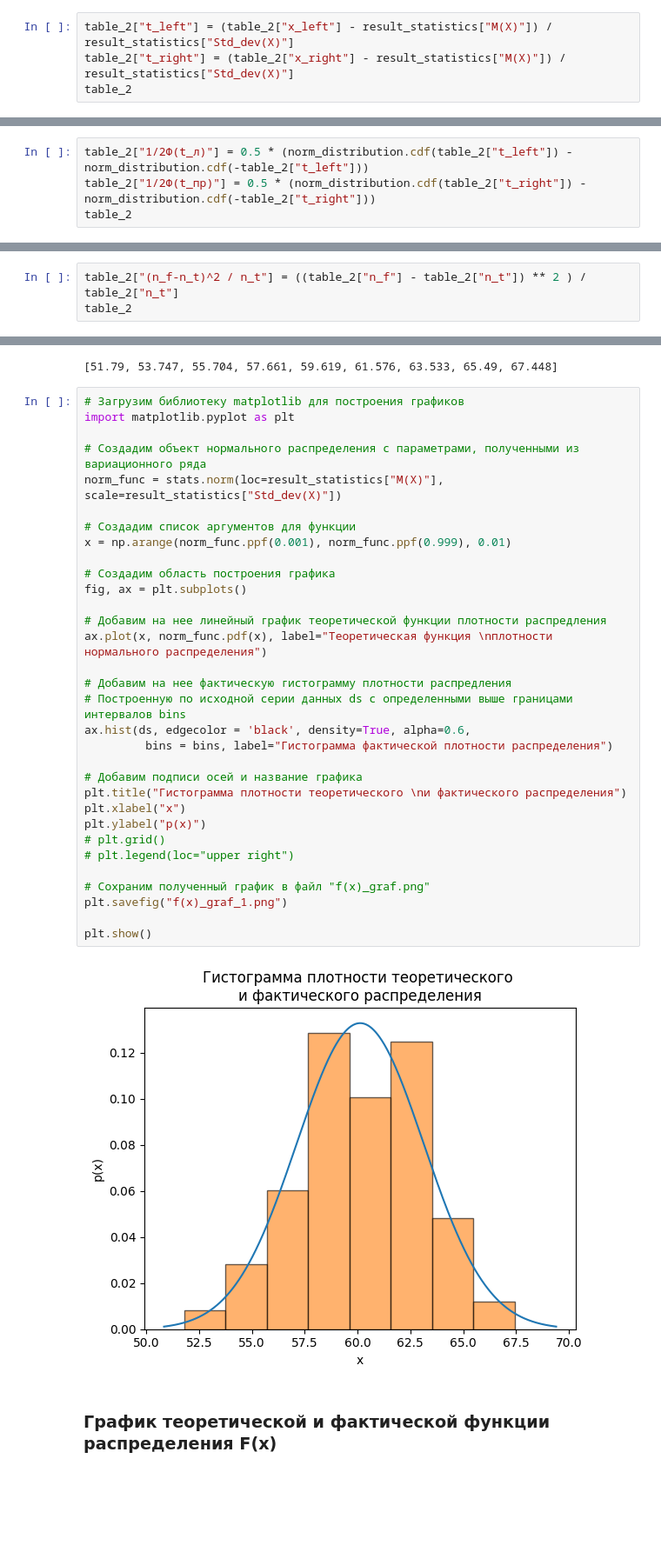
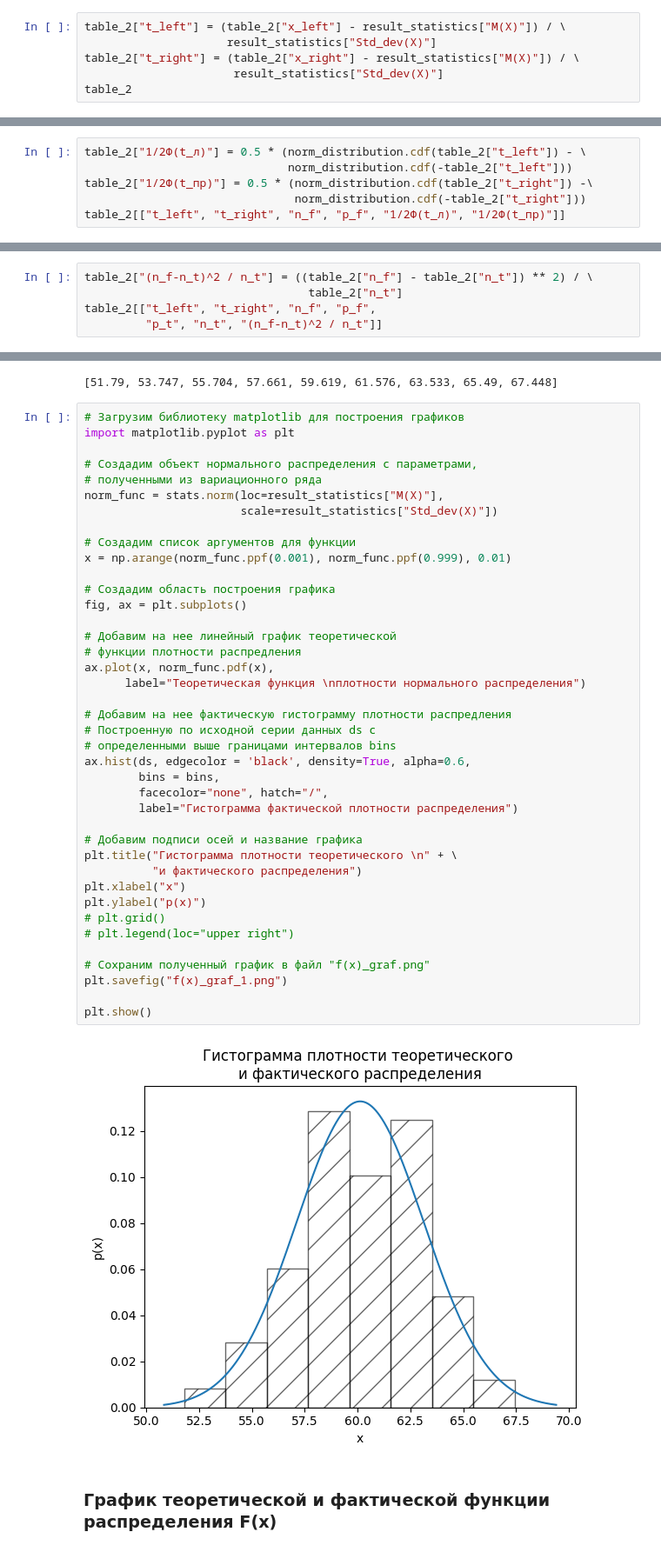
Before and after one commit to Ratven666/BRF, a Jupyter notebook: Part_2/BSR_Statistic_2.ipynb, the cells around one changed output, grey strips where cells are left out. Shown at 87% size. Saved outputs shown, nothing was run; the diff lists cells and outputs as text; blank space fills up the shorter version.

```diff
--- a/Part_2/BSR_Statistic_2.ipynb
+++ b/Part_2/BSR_Statistic_2.ipynb
@@ -106,8 +106,10 @@ table_2
 
 $$ t_i = \frac{x_i - M(X)}{\sigma(X)}: $$
 # %%
-table_2["t_left"] = (table_2["x_left"] - result_statistics["M(X)"]) / result_statistics["Std_dev(X)"]
-table_2["t_right"] = (table_2["x_right"] - result_statistics["M(X)"]) / result_statistics["Std_dev(X)"]
+table_2["t_left"] = (table_2["x_left"] - result_statistics["M(X)"]) / \
+                     result_statistics["Std_dev(X)"]
+table_2["t_right"] = (table_2["x_right"] - result_statistics["M(X)"]) / \
+                      result_statistics["Std_dev(X)"]
 table_2
 # %% [output]
 |  | x_left | x_right | x_avr | n_f | p_f | t_left | t_right |
@@ -288,7 +299,9 @@ plt.show()
 
 Рассчитаем значения $\frac{1}{2}Ф(t_i)$ эквивалентные полученным ранее значением из таблицы интеграла вероятности
 # %%
-table_2["1/2Ф(t_л)"] = 0.5 * (norm_distribution.cdf(table_2["t_left"]) - norm_distribution.cdf(-table_2["t_left"]))
-table_2["1/2Ф(t_пр)"] = 0.5 * (norm_distribution.cdf(table_2["t_right"]) - norm_distribution.cdf(-table_2["t_right"]))
-table_2
+table_2["1/2Ф(t_л)"] = 0.5 * (norm_distribution.cdf(table_2["t_left"]) - \
+                              norm_distribution.cdf(-table_2["t_left"]))
+table_2["1/2Ф(t_пр)"] = 0.5 * (norm_distribution.cdf(table_2["t_right"]) -\
+                               norm_distribution.cdf(-table_2["t_right"]))
+table_2[["t_left", "t_right", "n_f", "p_f", "1/2Ф(t_л)", "1/2Ф(t_пр)"]]
 # %% [output]
@@ -352,6 +367,8 @@ table_2.sum()["n_t"]
 
 $$ \frac{(n_{ф_i} - n_{т_i})^2}{n_{т_i}} :$$
 # %%
-table_2["(n_f-n_t)^2 / n_t"] = ((table_2["n_f"] - table_2["n_t"]) ** 2 ) / table_2["n_t"]
-table_2
+table_2["(n_f-n_t)^2 / n_t"] = ((table_2["n_f"] - table_2["n_t"]) ** 2) / \
+                                 table_2["n_t"]
+table_2[["t_left", "t_right", "n_f", "p_f",
+         "p_t", "n_t", "(n_f-n_t)^2 / n_t"]]
 # %% [output]
@@ -758,37 +807,45 @@ bins
 # %%
 # Загрузим библиотеку matplotlib для построения графиков
 import matplotlib.pyplot as plt
 
-# Создадим объект нормального распределения с параметрами, полученными из вариационного ряда
-norm_func = stats.norm(loc=result_statistics["M(X)"], scale=result_statistics["Std_dev(X)"])
+# Создадим объект нормального распределения с параметрами,
+# полученными из вариационного ряда
+norm_func = stats.norm(loc=result_statistics["M(X)"],
+                       scale=result_statistics["Std_dev(X)"])
 
 # Создадим список аргументов для функции
 x = np.arange(norm_func.ppf(0.001), norm_func.ppf(0.999), 0.01)
 
 # Создадим область построения графика
 fig, ax = plt.subplots()
 
-# Добавим на нее линейный график теоретической функции плотности распредления
-ax.plot(x, norm_func.pdf(x), label="Теоретическая функция \nплотности нормального распределения")
+# Добавим на нее линейный график теоретической
+# функции плотности распредления
+ax.plot(x, norm_func.pdf(x),
+      label="Теоретическая функция \nплотности нормального распределения")
 
 # Добавим на нее фактическую гистограмму плотности распредления
-# Построенную по исходной серии данных ds с определенными выше границами интервалов bins
+# Построенную по исходной серии данных ds с
+# определенными выше границами интервалов bins
 ax.hist(ds, edgecolor = 'black', density=True, alpha=0.6,
-         bins = bins, label="Гистограмма фактической плотности распределения")
+        bins = bins,
+        facecolor="none", hatch="/",
+        label="Гистограмма фактической плотности распределения")
 
 # Добавим подписи осей и название графика
-plt.title("Гистограмма плотности теоретического \nи фактического распределения")
+plt.title("Гистограмма плотности теоретического \n" + \
+          "и фактического распределения")
 plt.xlabel("x")
 plt.ylabel("p(x)")
 # plt.grid()
 # plt.legend(loc="upper right")
 
 # Сохраним полученный график в файл "f(x)_graf.png"
 plt.savefig("f(x)_graf_1.png")
 
 plt.show()
 # %% [output]
-[figure, old version]
+[figure, new version]
 # %% [markdown]
 ### График теоретической и фактической функции распределения F(x)
 # %% [markdown]
```
Also changed, not shown: parts of 29 cells of this notebook, 4 other files.
